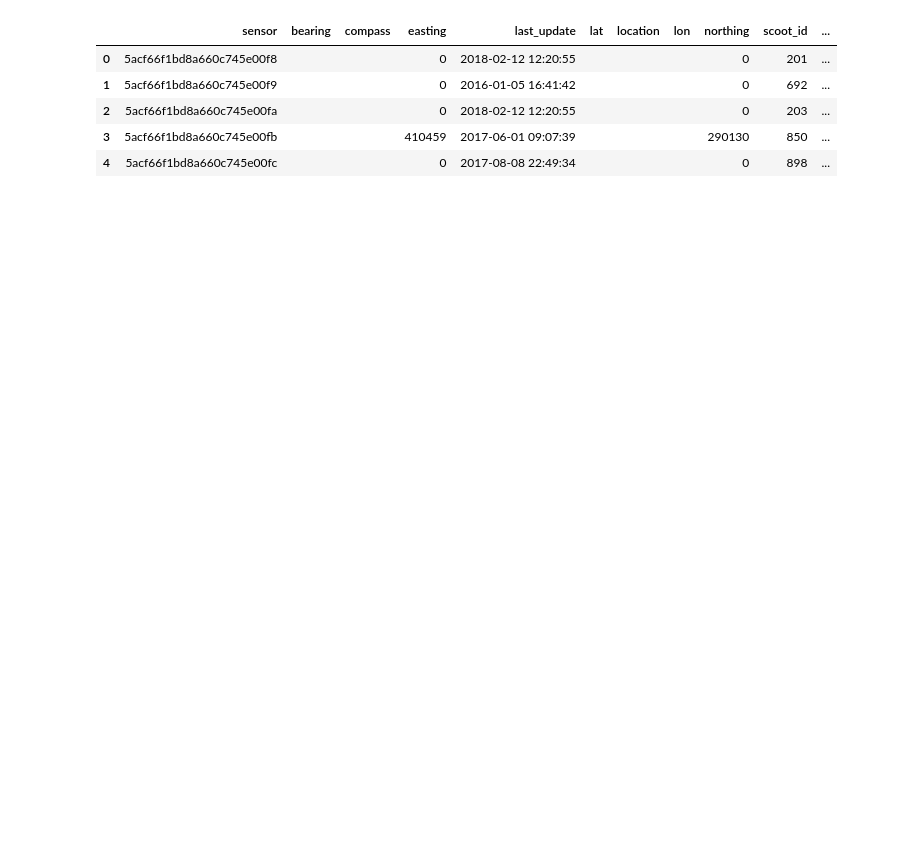
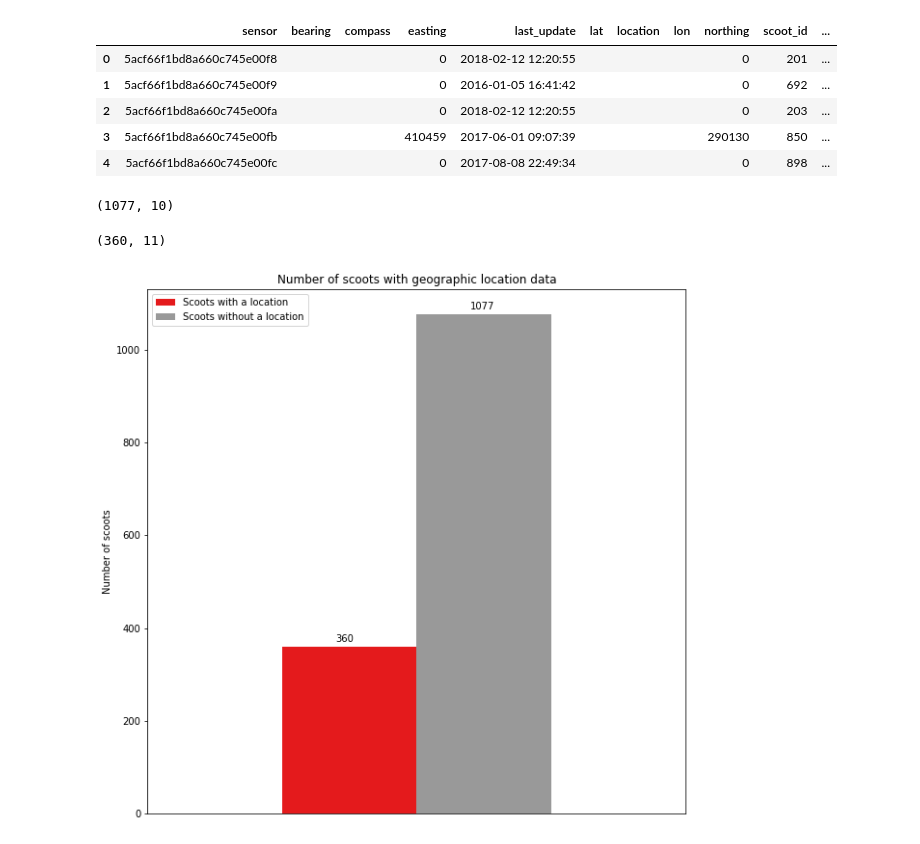
Before and after one commit to James-Brooke/General-projects, a Jupyter notebook: Python-Mongo-BirminghamTraffic.ipynb, the cells around one changed output. Drawn from its saved outputs; the diff is of its cells as text; code cells hidden in the pictures; blank space fills up the shorter version.

```diff
--- a/Python-Mongo-BirminghamTraffic.ipynb
+++ b/Python-Mongo-BirminghamTraffic.ipynb
@@ -40,6 +40,25 @@ df.head()
 | 2 | 5acf66f1bd8a660c745e00fa |  |  | 0 | 2018-02-12 12:20:55 |  |  |  | 0 | 203 | ... |
 | 3 | 5acf66f1bd8a660c745e00fb |  |  | 410459 | 2017-06-01 09:07:39 |  |  |  | 290130 | 850 | ... |
 | 4 | 5acf66f1bd8a660c745e00fc |  |  | 0 | 2017-08-08 22:49:34 |  |  |  | 0 | 898 | ... |
+# %%
+df.groupby('scoot_id').first().shape
+# %% [output]
+(1077, 10)
+# %%
+df[df['lon']!=''].shape
+# %% [output]
+(360, 11)
+# %%
+fig, ax = plt.subplots(figsize=((10,10)))
+pd.DataFrame({'Scoots without a location':1077, 'Scoots with a location':360}, index=[1]).plot(kind='bar', ax=ax, cmap='Set1')
+
+ax.set_ylabel('Number of scoots')
+ax.set_title('Number of scoots with geographic location data')
+ax.set_xticks([])
+ax.text(0.1, 1087, '1077')
+ax.text(-0.15, 370, '360');
+# %% [output]
+[figure, added]
 # %%
 lons = []
 lats = []
```
Also changed, not shown: parts of 7 cells of this notebook.
